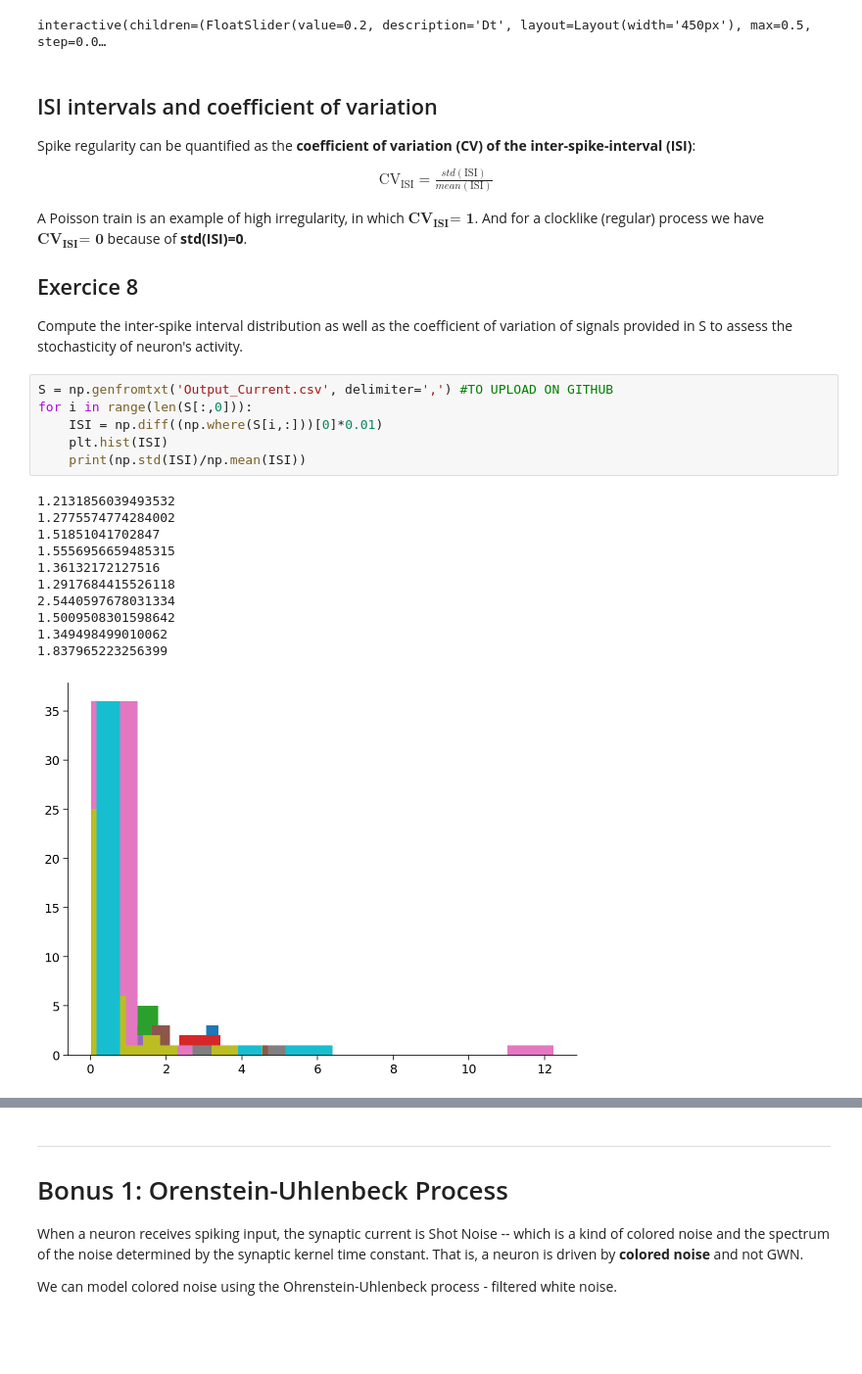
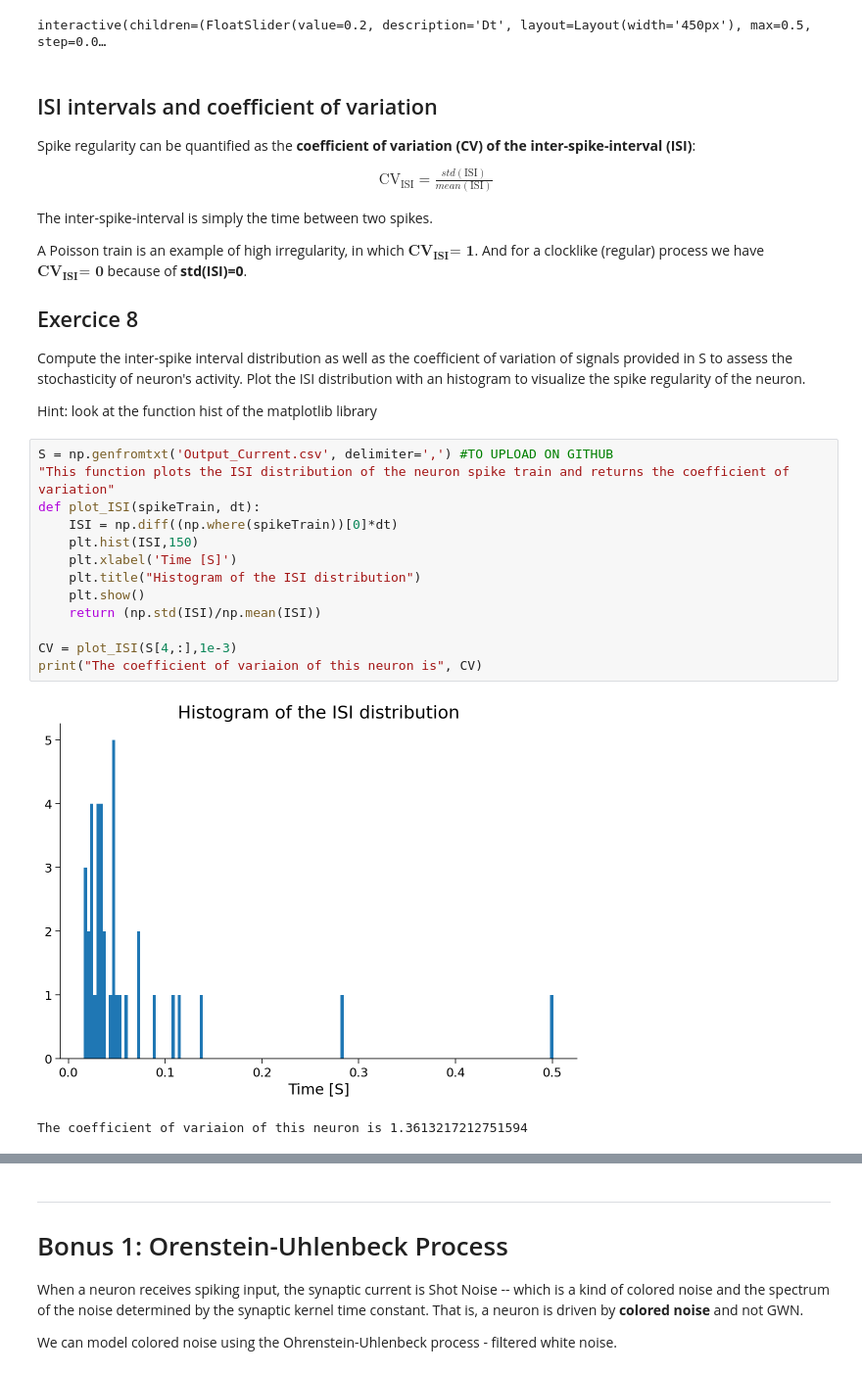
Before and after one commit to fblondiaux/LGBIO2072-2020, a Jupyter notebook: TP1-LIF/LIF-Tute.ipynb, the cells around one changed output, grey strips where cells are left out. Shown at 98% size. Cells and saved outputs as stored; diff of their text form; blank space fills up the shorter version.

Commit message:
Update LIF-Tute.ipynb
Problem solving on last exo and the very last one, updating histograms, . Still some problems with the constants in the ou bonus

```diff
--- a/TP1-LIF/LIF-Tute.ipynb
+++ b/TP1-LIF/LIF-Tute.ipynb
@@ -449,25 +452,27 @@ Spike regularity can be quantified as the **coefficient of variation (CV) of the
 \text{CV}_{\text{ISI}} = \frac{std(\text{ISI})}{mean(\text{ISI})}
 \end{align}
 
+The inter-spike-interval is simply the time between two spikes.
+
 A Poisson train is an example of high irregularity, in which $\textbf{CV}_{\textbf{ISI}} \textbf{= 1}$. And for a clocklike (regular) process we have $\textbf{CV}_{\textbf{ISI}} \textbf{= 0}$ because of **std(ISI)=0**.
 
 ## Exercice 8
-Compute the inter-spike interval distribution as well as the coefficient of variation of signals provided in S to assess the stochasticity of neuron's activity.
+Compute the inter-spike interval distribution as well as the coefficient of variation of signals provided in S to assess the stochasticity of neuron's activity. Plot the ISI distribution with an histogram to visualize the spike regularity of the neuron.
+
+Hint: look at the function hist of the matplotlib library
-# %%
-S = np.genfromtxt('Output_Current.csv', delimiter=',') #TO UPLOAD ON GITHUB
-for i in range(len(S[:,0])):
-    ISI = np.diff((np.where(S[i,:]))[0]*0.01)
-    plt.hist(ISI)
-    print(np.std(ISI)/np.mean(ISI))
-# %% [output]
-1.2131856039493532
-1.2775574774284002
-1.51851041702847
-1.5556956659485315
-1.36132172127516
-1.2917684415526118
-2.5440597678031334
-1.5009508301598642
-1.349498499010062
-1.837965223256399
-[figure, removed]
+# %%
+S = np.genfromtxt('Output_Current.csv', delimiter=',') #TO UPLOAD ON GITHUB
+"This function plots the ISI distribution of the neuron spike train and returns the coefficient of variation"
+def plot_ISI(spikeTrain, dt):
+    ISI = np.diff((np.where(spikeTrain))[0]*dt)
+    plt.hist(ISI,150)
+    plt.xlabel('Time [S]')
+    plt.title("Histogram of the ISI distribution")
+    plt.show()
+    return (np.std(ISI)/np.mean(ISI))
+
+CV = plot_ISI(S[4,:],1e-3)
+print("The coefficient of variaion of this neuron is", CV)
+# %% [output]
+[figure, added]
+The coefficient of variaion of this neuron is 1.3613217212751594
```
Also changed, not shown: parts of 6 cells of this notebook.
